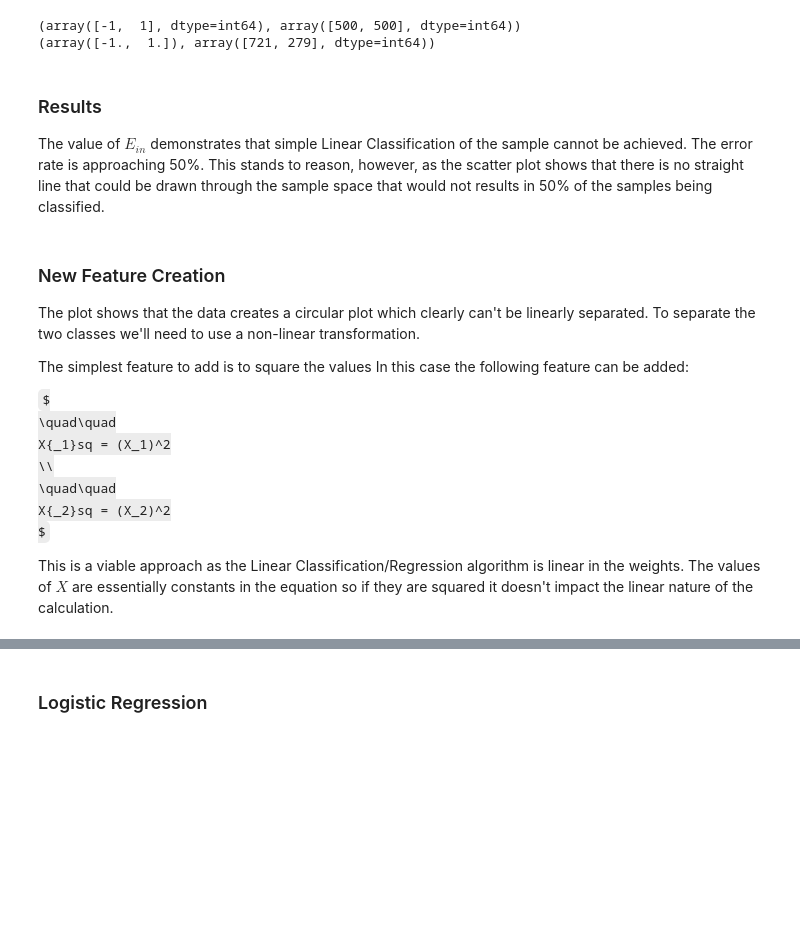
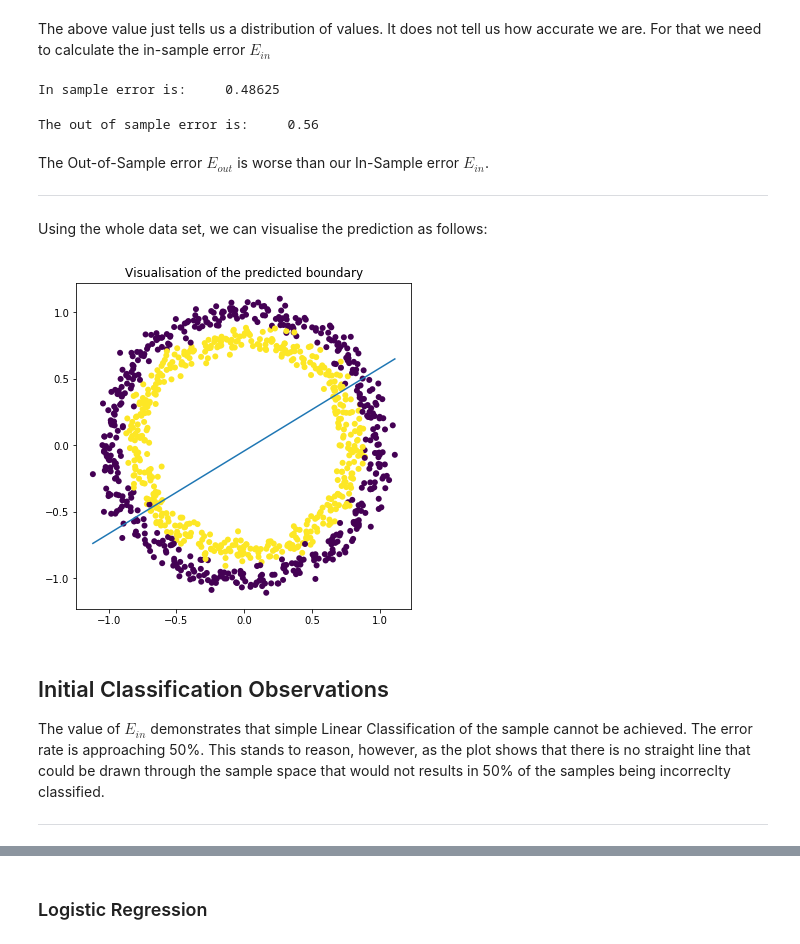
Before and after one commit to vipulpopat/MSCAI_Sem1_Etivity3, a Jupyter notebook: Etivity3_LinearClassification_18195326.ipynb, the cells around one changed output, grey strips where cells are left out. Saved outputs shown, nothing was run; the diff lists cells and outputs as text; code cells hidden in the pictures; some formulas as TeX source; blank space fills up the shorter version.

```diff
--- a/Etivity3_LinearClassification_18195326.ipynb
+++ b/Etivity3_LinearClassification_18195326.ipynb
@@ -62,24 +75,24 @@ class MyLinearClassifier(object):
 
     # Simple initialiser to make sure we have a instance variable for weights
     def __init__(self):
-        self.weights_ = np.empty((1,3))
+        self.weights_ = np.array([])
 
     # Fit function to determine the weights to be used by the classifer
     # This algorithm is based on Learning from Data, p.86
     def fit(self, X_in, y_in):
-
         # Add the bias coordinate to the input array
         X = np.hstack((np.ones((X_in.shape[0],1)), X_in))
 
         # Pseudo-code
         #w = (((X^transpose@X)^-1)X^transpose)@y
 
+        # Shorthand Xd = np.linalg.pinv(X)
         # Do this the long way for understanding for now
-        # Shorthand Xd = np.linalg.pinv(X)
         Xt = np.transpose(X)
         Xd = np.matmul(np.linalg.inv(np.matmul(Xt, X)), Xt)
 
         self.weights_ = np.matmul(Xd, y_in)
+
 
     # Predicts a set of output classes (y^) based in the input attributes and this model's weights
     def predict(self, X_in):
@@ -87,10 +100,3 @@ class MyLinearClassifier(object):
         y_hat = np.matmul(X, self.weights_)
 
         return np.sign(y_hat)
-
-
-    def score(self, X_in):
-        X = np.hstack((np.ones((X_in.shape[0],1)), X_in))
-        y_hat = np.matmul(X, self.weights_)
-
-        return y_hat
@@ -115,31 +127,40 @@ print(e_in)
-# %%
-mlc2 = MyLinearClassifier()
-mlc2.fit(X, y)
-
-y_hat = mlc.predict(X)
-
-print(np.unique(y, return_counts=True))
-print(np.unique(y_hat, return_counts=True))
-# %% [output]
-(array([-1,  1], dtype=int64), array([500, 500], dtype=int64))
-(array([-1.,  1.]), array([721, 279], dtype=int64))
+# %% [markdown]
+The above value just tells us a distribution of values.  It does not tell us how accurate we are.  For that we need to calculate the in-sample error $E_{in}$
+# %%
+print(f"In sample error is:\t{calc_error(y_hat, y_train)}")
+# %% [output]
+In sample error is:     0.48625
+# %%
+# Evaluate the Test set to estimate Eout
+y_hat = mlc.predict(X_test)
+print(f"The out of sample error is:\t{calc_error(y_hat, y_test)}")
+# %% [output]
+The out of sample error is:     0.56
+# %% [markdown]
+The Out-of-Sample error $E_{out}$ is worse than our In-Sample error $E_{in}$.
+
+-----
+
+Using the whole data set, we can visualise the prediction as follows:
+# %%
+# Get the min and max of the 'X-axis' values
+x_min = np.min(X[:,0])
+x_max = np.max(X[:,0])
+
+# Calculate the decision boundary
+y_min, y_max = decision_boundary(*mlc.weights_.T, x_min, x_max)
+
+# Plot the transformed data and the decision boundry in the Z space
+plt.scatter(X[:,0], X[:,1], c=y, linewidths=0)
+plt.title("Visualisation of the predicted boundary")
+plt.plot([x_min, x_max], [y_min, y_max])
+
+plt.show()
+# %% [output]
+[figure, added]
 # %% [markdown]
-### Results
+## Initial Classification Observations
 
-The value of $E_{in}$ demonstrates that simple Linear Classification of the sample cannot be achieved.  The error rate is approaching 50%.  This stands to reason, however, as the scatter plot shows that there is no straight line that could be drawn through the sample space that would not results in 50% of the samples being classified.
+The value of $E_{in}$ demonstrates that simple Linear Classification of the sample cannot be achieved.  The error rate is approaching 50%.  This stands to reason, however, as the plot shows that there is no straight line that could be drawn through the sample space that would not results in 50% of the samples being incorreclty classified.
+
+-----
-# %% [markdown]
-### New Feature Creation
-
-The plot shows that the data creates a circular plot which clearly can't be linearly separated.  To separate the two classes we'll need to use a non-linear transformation.
-
-The simplest feature to add is to square the values In this case the following feature can be added:
-
-$
-\quad\quad
-X{_1}sq = (X_1)^2
-\\
-\quad\quad
-X{_2}sq = (X_2)^2
-$
-
-This is a viable approach as the Linear Classification/Regression algorithm is linear in the weights.  The values of $X$ are essentially constants in the equation so if they are squared it doesn't impact the linear nature of the calculation.
```
Also changed, not shown: parts of 34 cells of this notebook.
